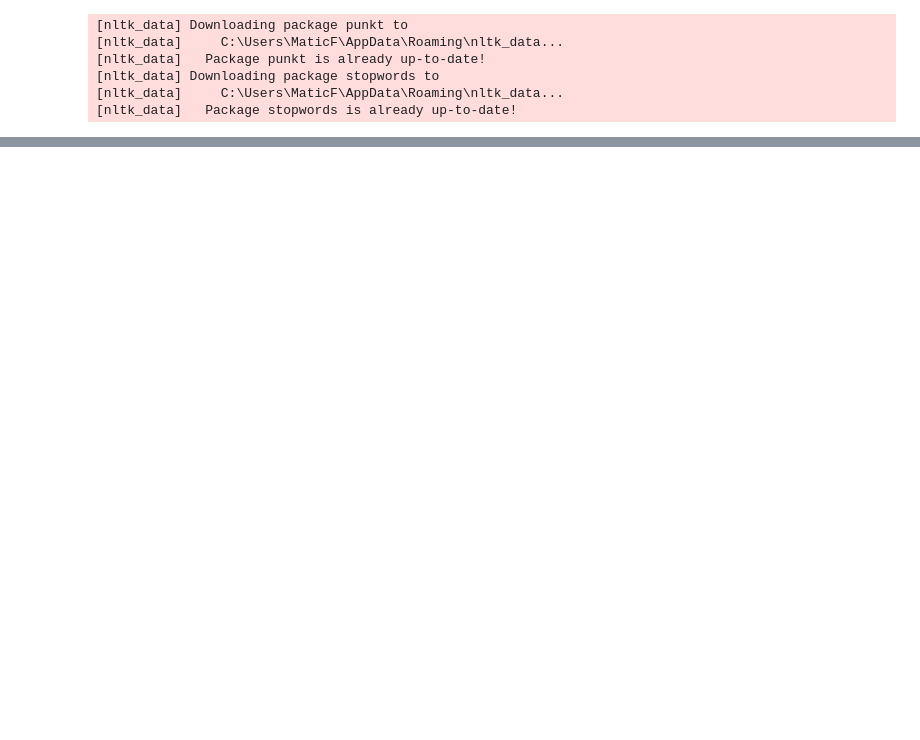
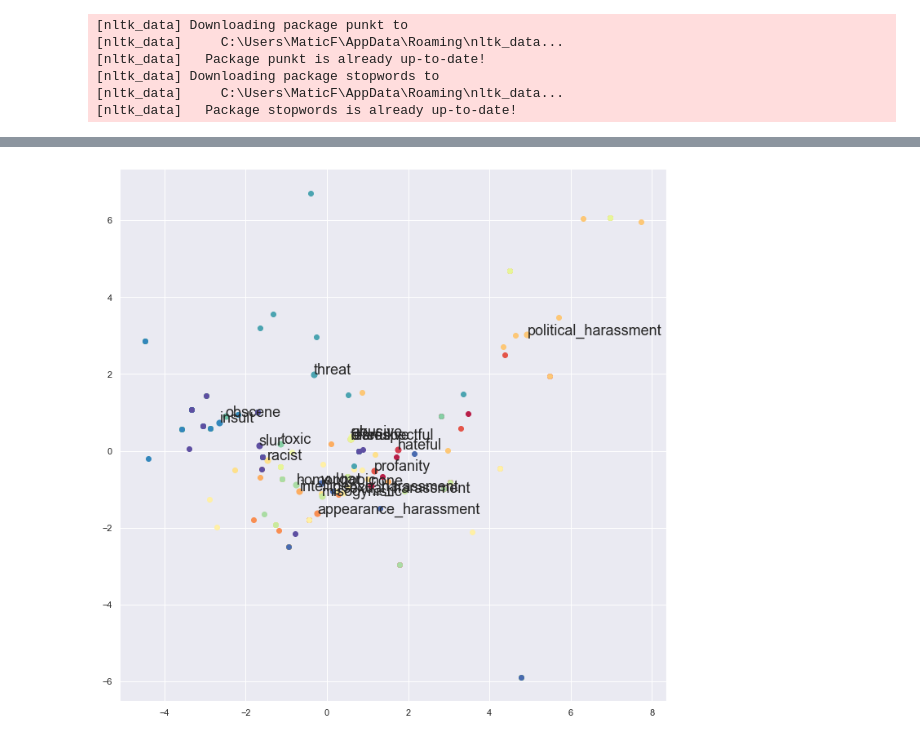
Before and after one commit to aljazerzen/data-science-nlp, a Jupyter notebook: Statistical_Methods.ipynb, the cells around one changed output, grey strips where cells are left out. Saved outputs shown, nothing was run; the diff lists cells and outputs as text; code cells hidden in the pictures; blank space fills up the shorter version.

```diff
--- a/Statistical_Methods.ipynb
+++ b/Statistical_Methods.ipynb
@@ -283,0 +405,7 @@ plot_word2vec(whole_corpus,corpus_dict,words)
+# %%
+tokens = corpus["stemmed"].tolist()
+model = gensim.models.Word2Vec(tokens,min_count=1)
+whole_corpus, corpus_dict, words = extract_most_common_words(corpus,model,10)
+plot_word2vec(whole_corpus,corpus_dict,words)
+# %% [output]
+[figure, added]
```
Also changed, not shown: parts of 19 cells of this notebook.
